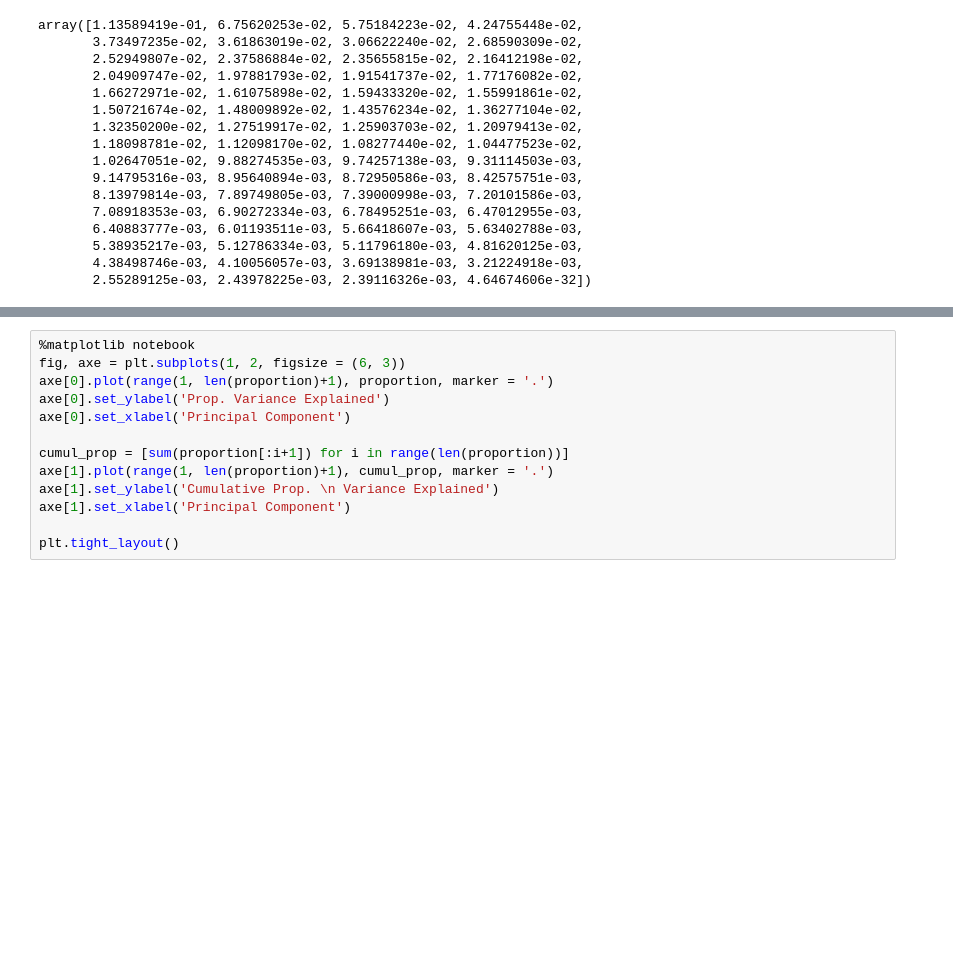
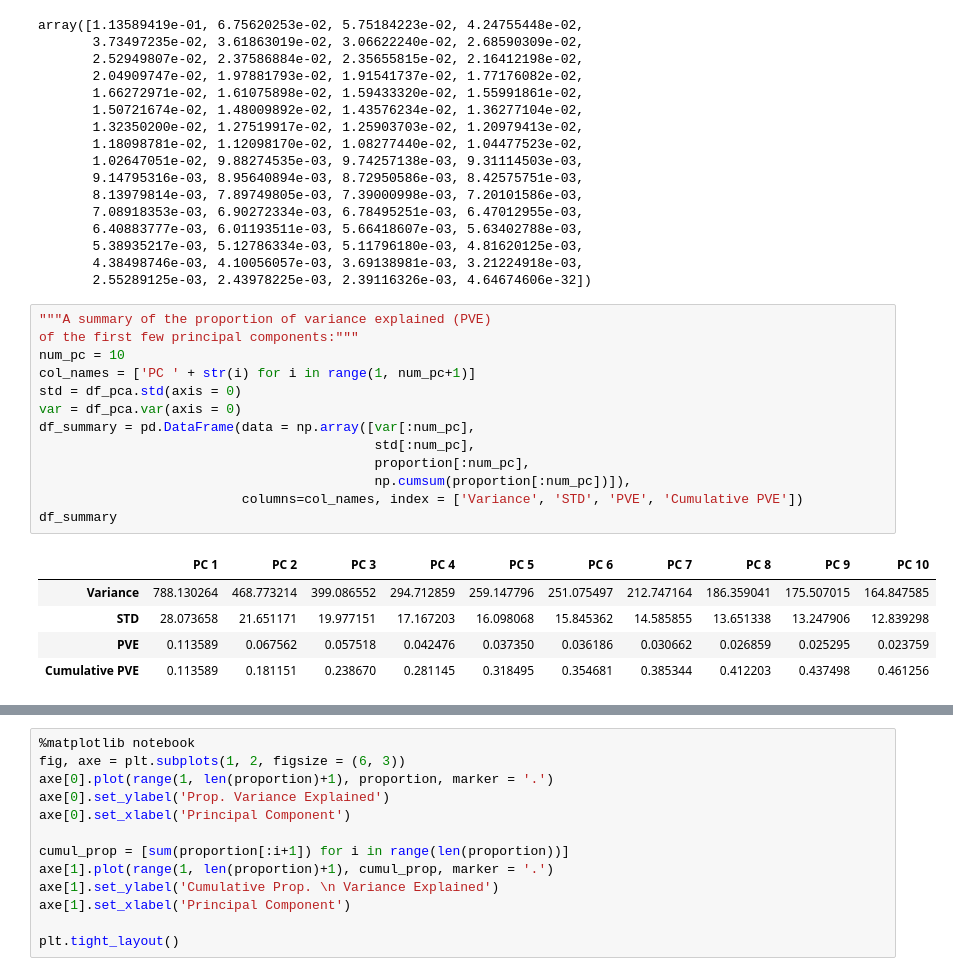
Before and after one commit to Rtavakol/ISLR, a Jupyter notebook: Notebooks/Chapter 10/Lab 3_NCI60 Data Example.ipynb, the cells around one changed output, grey strips where cells are left out. Saved outputs shown, nothing was run; the diff lists cells and outputs as text; blank space fills up the shorter version.

```diff
--- a/Notebooks/Chapter 10/Lab 3_NCI60 Data Example.ipynb
+++ b/Notebooks/Chapter 10/Lab 3_NCI60 Data Example.ipynb
@@ -179,3 +200,22 @@ array([1.13589419e-01, 6.75620253e-02, 5.75184223e-02, 4.24755448e-02,
        5.38935217e-03, 5.12786334e-03, 5.11796180e-03, 4.81620125e-03,
        4.38498746e-03, 4.10056057e-03, 3.69138981e-03, 3.21224918e-03,
        2.55289125e-03, 2.43978225e-03, 2.39116326e-03, 4.64674606e-32])
+# %%
+"""A summary of the proportion of variance explained (PVE)
+of the first few principal components:"""
+num_pc = 10
+col_names = ['PC ' + str(i) for i in range(1, num_pc+1)]
+std = df_pca.std(axis = 0)
+var = df_pca.var(axis = 0)
+df_summary = pd.DataFrame(data = np.array([var[:num_pc],
+                                           std[:num_pc],
+                                           proportion[:num_pc],
+                                           np.cumsum(proportion[:num_pc])]),
+                          columns=col_names, index = ['Variance', 'STD', 'PVE', 'Cumulative PVE'])
+df_summary
+# %% [output]
+|  | PC 1 | PC 2 | PC 3 | PC 4 | PC 5 | PC 6 | PC 7 | PC 8 | PC 9 | PC 10 |
+| Variance | 788.130264 | 468.773214 | 399.086552 | 294.712859 | 259.147796 | 251.075497 | 212.747164 | 186.359041 | 175.507015 | 164.847585 |
+| STD | 28.073658 | 21.651171 | 19.977151 | 17.167203 | 16.098068 | 15.845362 | 14.585855 | 13.651338 | 13.247906 | 12.839298 |
+| PVE | 0.113589 | 0.067562 | 0.057518 | 0.042476 | 0.037350 | 0.036186 | 0.030662 | 0.026859 | 0.025295 | 0.023759 |
+| Cumulative PVE | 0.113589 | 0.181151 | 0.238670 | 0.281145 | 0.318495 | 0.354681 | 0.385344 | 0.412203 | 0.437498 | 0.461256 |
```
Also changed, not shown: parts of 6 cells of this notebook.
